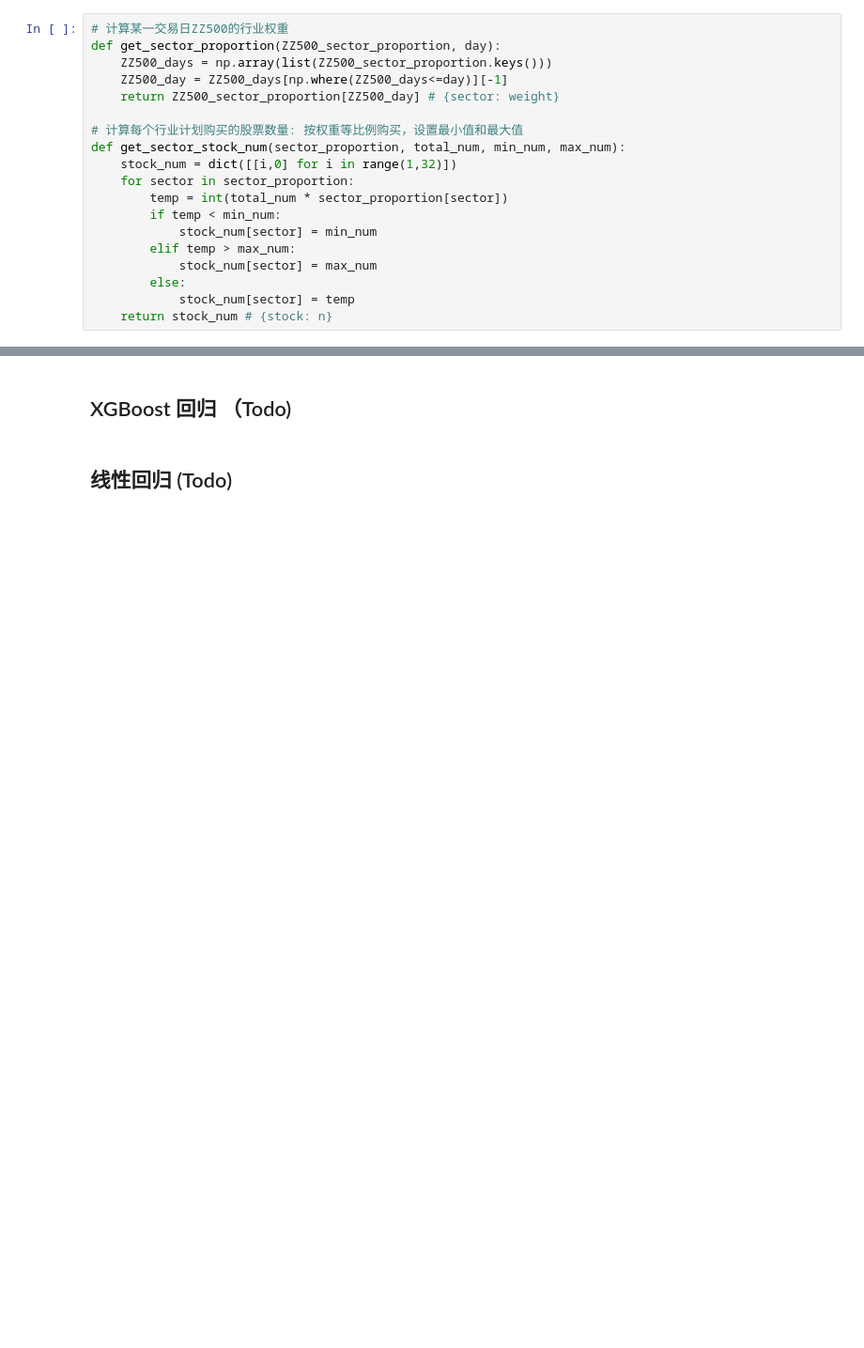
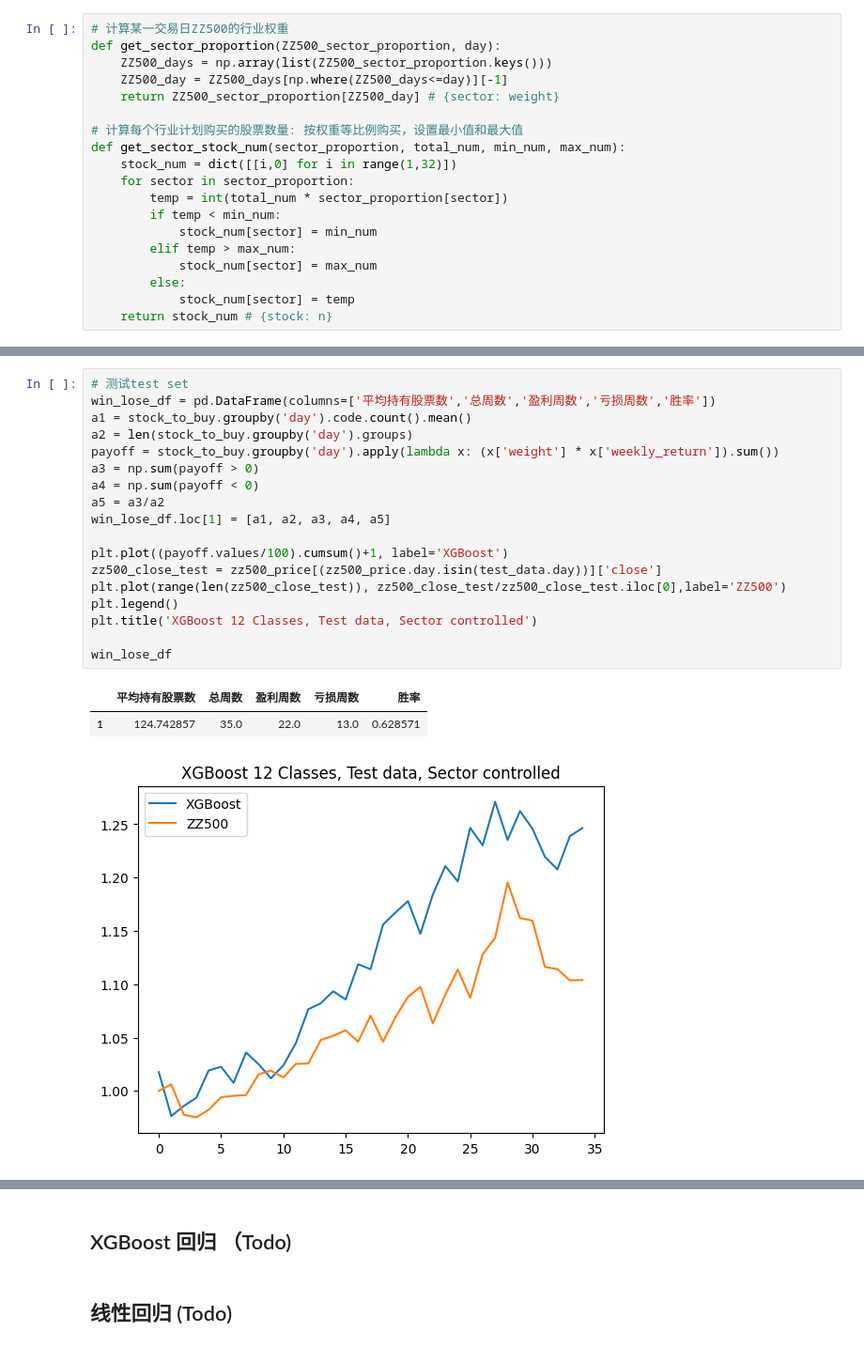
Before and after one commit to sherryshao812/multi_factor_model, a Jupyter notebook: model_test.ipynb, the cells around one changed output, grey strips where cells are left out. Shown: that part at 94% size. Drawn from its saved outputs; the diff is of its cells as text; blank space fills up the shorter version.

```diff
--- a/model_test.ipynb
+++ b/model_test.ipynb
@@ -422,0 +391,22 @@ test_data
+# %%
+# 测试test set
+win_lose_df = pd.DataFrame(columns=['平均持有股票数','总周数','盈利周数','亏损周数','胜率'])
+a1 = stock_to_buy.groupby('day').code.count().mean()
+a2 = len(stock_to_buy.groupby('day').groups)
+payoff = stock_to_buy.groupby('day').apply(lambda x: (x['weight'] * x['weekly_return']).sum())
+a3 = np.sum(payoff > 0)
+a4 = np.sum(payoff < 0)
+a5 = a3/a2
+win_lose_df.loc[1] = [a1, a2, a3, a4, a5]
+
+plt.plot((payoff.values/100).cumsum()+1, label='XGBoost')
+zz500_close_test = zz500_price[(zz500_price.day.isin(test_data.day))]['close']
+plt.plot(range(len(zz500_close_test)), zz500_close_test/zz500_close_test.iloc[0],label='ZZ500')
+plt.legend()
+plt.title('XGBoost 12 Classes, Test data, Sector controlled')
+
+win_lose_df
+# %% [output]
+|  | 平均持有股票数 | 总周数 | 盈利周数 | 亏损周数 | 胜率 |
+| 1 | 124.742857 | 35.0 | 22.0 | 13.0 | 0.628571 |
+[figure, added]
```
Also changed, not shown: parts of 18 cells of this notebook, 1 other file.
